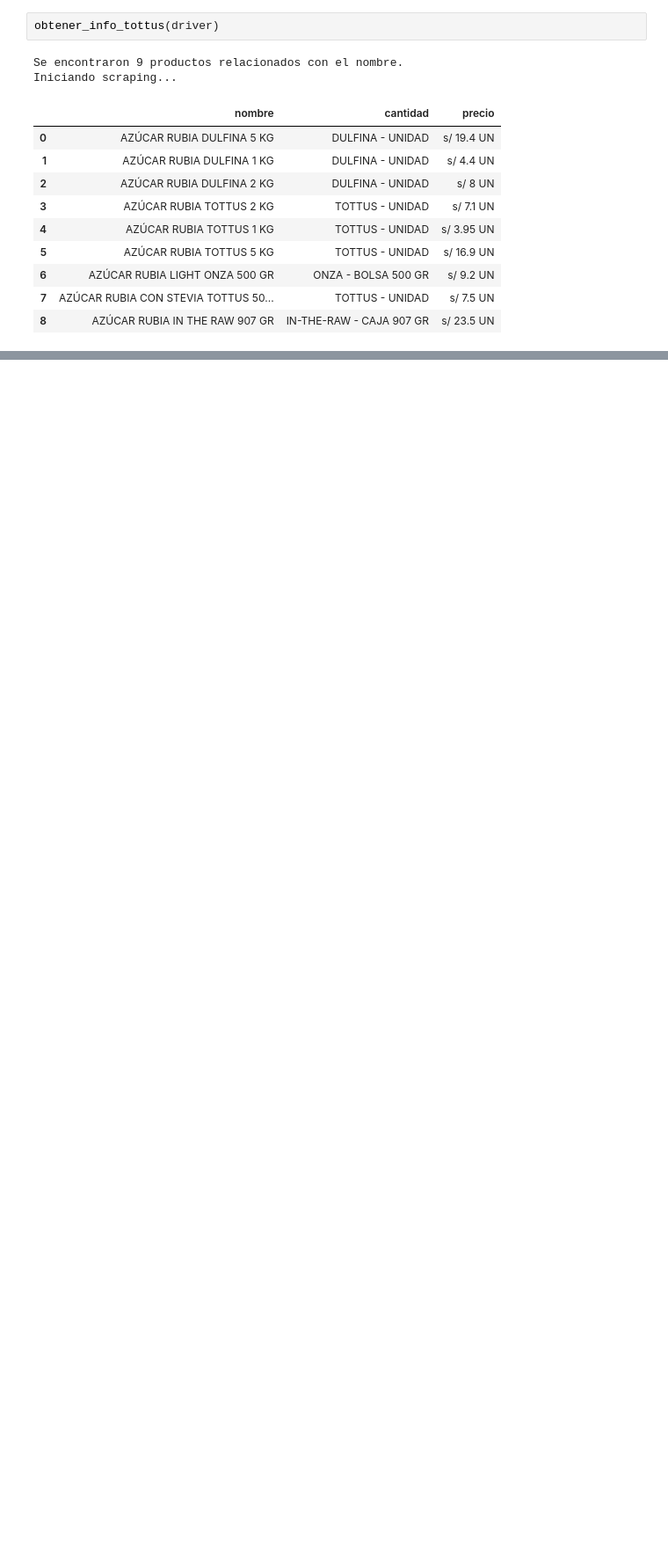
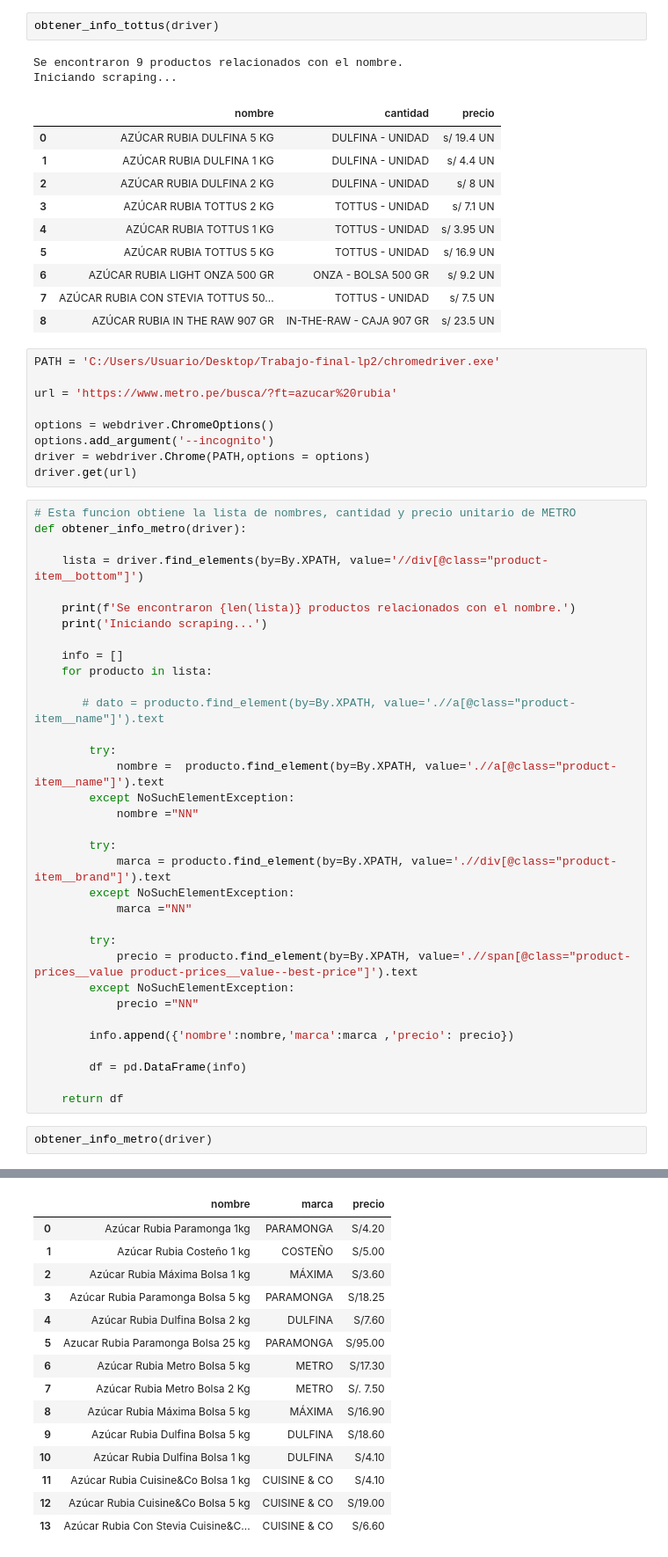
Before and after one commit to Leslie-Q/Trabajo-final-lp2, a Jupyter notebook: Trabajo final avance 1.ipynb, the cells around one changed output, grey strips where cells are left out. Shown at 88% size. Saved outputs shown, nothing was run; the diff lists cells and outputs as text; blank space fills up the shorter version.

Commit message:
Agregando la funcion metro al proyecto

```diff
--- a/Trabajo final avance 1.ipynb
+++ b/Trabajo final avance 1.ipynb
@@ -235,3 +235,49 @@ Iniciando scraping...
 | 6 | AZÚCAR RUBIA LIGHT ONZA 500 GR | ONZA - BOLSA 500 GR | s/ 9.2 UN |
 | 7 | AZÚCAR RUBIA CON STEVIA TOTTUS 50... | TOTTUS - UNIDAD | s/ 7.5 UN |
 | 8 | AZÚCAR RUBIA IN THE RAW 907 GR | IN-THE-RAW - CAJA 907 GR | s/ 23.5 UN |
+# %%
+PATH = 'C:/Users/Usuario/Desktop/Trabajo-final-lp2/chromedriver.exe'
+
+url = 'https://www.metro.pe/busca/?ft=azucar%20rubia'
+
+options = webdriver.ChromeOptions()
+options.add_argument('--incognito')
+driver = webdriver.Chrome(PATH,options = options)
+driver.get(url)
+# %%
+# Esta funcion obtiene la lista de nombres, cantidad y precio unitario de METRO
+def obtener_info_metro(driver):
+
+    lista = driver.find_elements(by=By.XPATH, value='//div[@class="product-item__bottom"]')
+
+    print(f'Se encontraron {len(lista)} productos relacionados con el nombre.')
+    print('Iniciando scraping...')
+
+    info = []
+    for producto in lista:
+
+       # dato = producto.find_element(by=By.XPATH, value='.//a[@class="product-item__name"]').text
+
+        try:
+            nombre =  producto.find_element(by=By.XPATH, value='.//a[@class="product-item__name"]').text
+        except NoSuchElementException:
+            nombre ="NN"
+
+        try:
+            marca = producto.find_element(by=By.XPATH, value='.//div[@class="product-item__brand"]').text
+        except NoSuchElementException:
+            marca ="NN"
+
+        try:
+            precio = producto.find_element(by=By.XPATH, value='.//span[@class="product-prices__value product-prices__value--best-price"]').text
+        except NoSuchElementException:
+            precio ="NN"
+
+        info.append({'nombre':nombre,'marca':marca ,'precio': precio})
+
+        df = pd.DataFrame(info)
+
+    return df
+# %%
+obtener_info_metro(driver)
+# %% [output]
@@ -237,0 +286,15 @@ Iniciando scraping...
+|  | nombre | marca | precio |
+| 0 | Azúcar Rubia Paramonga 1kg | PARAMONGA | S/4.20 |
+| 1 | Azúcar Rubia Costeño 1 kg | COSTEÑO | S/5.00 |
+| 2 | Azúcar Rubia Máxima Bolsa 1 kg | MÁXIMA | S/3.60 |
+| 3 | Azúcar Rubia Paramonga Bolsa 5 kg | PARAMONGA | S/18.25 |
+| 4 | Azúcar Rubia Dulfina Bolsa 2 kg | DULFINA | S/7.60 |
+| 5 | Azucar Rubia Paramonga Bolsa 25 kg | PARAMONGA | S/95.00 |
+| 6 | Azúcar Rubia Metro Bolsa 5 kg | METRO | S/17.30 |
+| 7 | Azúcar Rubia Metro Bolsa 2 Kg | METRO | S/. 7.50 |
+| 8 | Azúcar Rubia Máxima Bolsa 5 kg | MÁXIMA | S/16.90 |
+| 9 | Azúcar Rubia Dulfina Bolsa 5 kg | DULFINA | S/18.60 |
+| 10 | Azúcar Rubia Dulfina Bolsa 1 kg | DULFINA | S/4.10 |
+| 11 | Azúcar Rubia Cuisine&Co Bolsa 1 kg | CUISINE & CO | S/4.10 |
+| 12 | Azúcar Rubia Cuisine&Co Bolsa 5 kg | CUISINE & CO | S/19.00 |
+| 13 | Azúcar Rubia Con Stevia Cuisine&C... | CUISINE & CO | S/6.60 |
```
Also changed, not shown: parts of 1 cell of this notebook, 1 other file.
